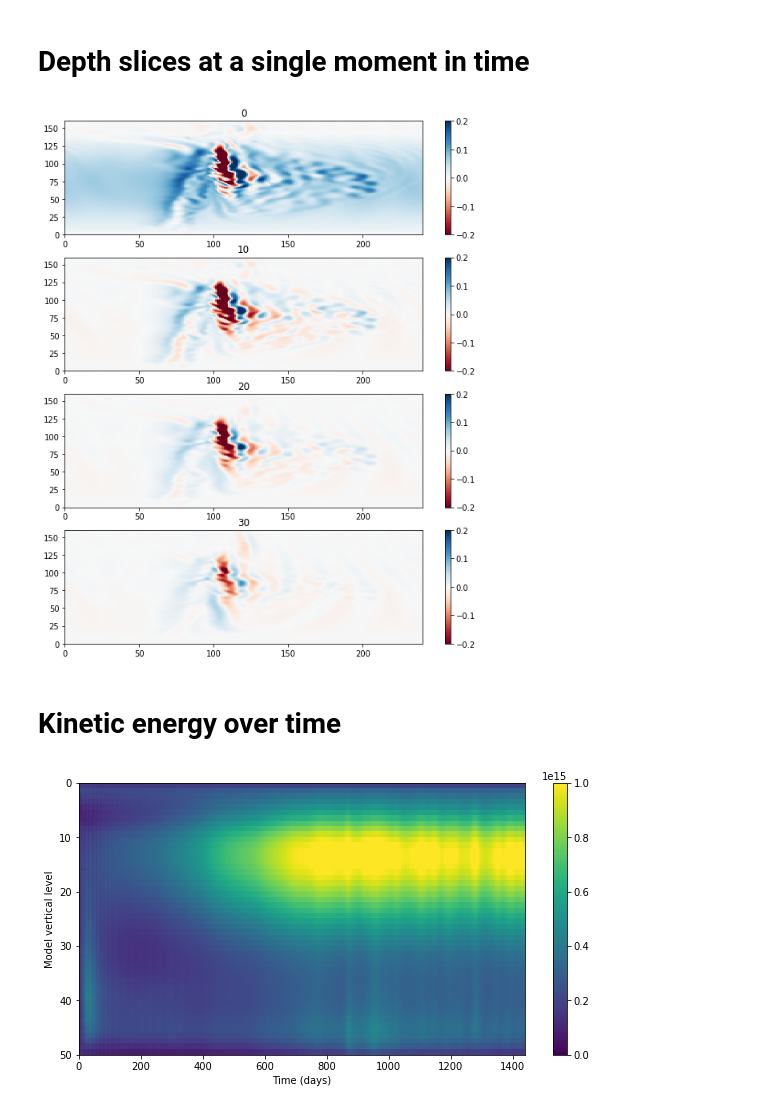
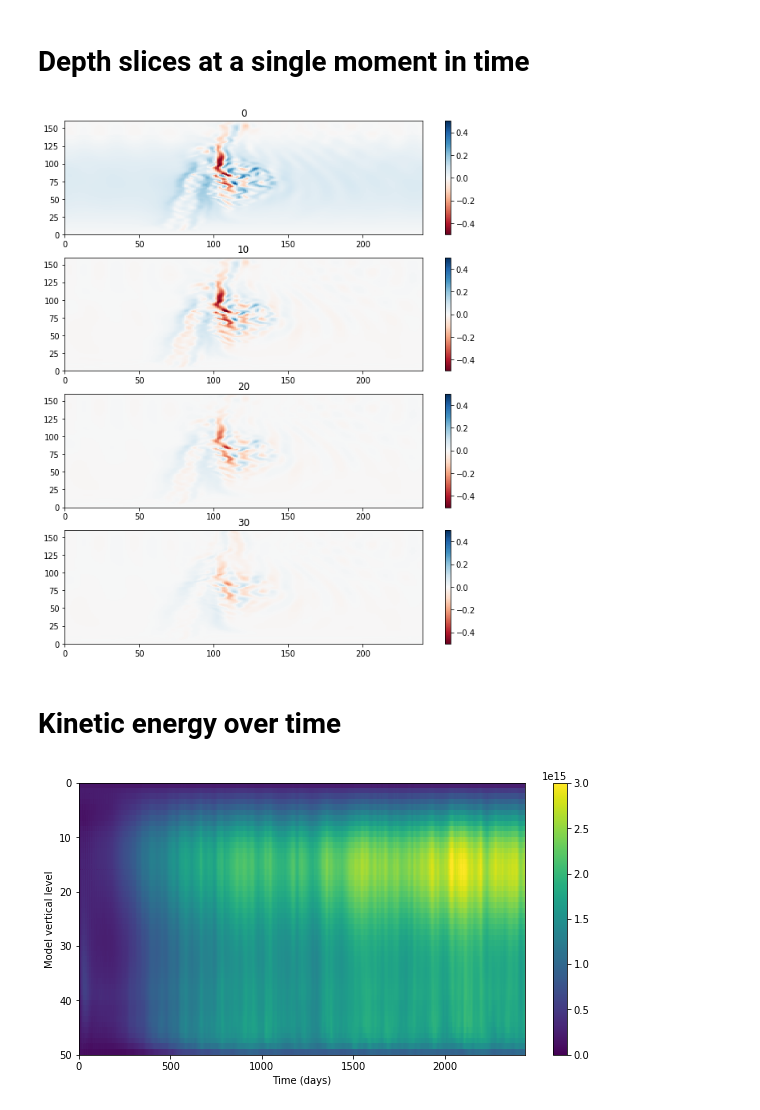
Before and after one commit to gmacgilchrist/MOM6_analysis, a Jupyter notebook: draw_mom6-out_prelim.ipynb, the cells around one changed output. Cells and saved outputs as stored; diff of their text form; code cells hidden in the pictures.

```diff
--- a/draw_mom6-out_prelim.ipynb
+++ b/draw_mom6-out_prelim.ipynb
@@ -8,8 +8,9 @@ import xarray as xr
 import cftime
 # %%
 rootdir = '/archive/gam/MOM6/'
-config = 'channel/4th-deg'
+config = 'channel/8th-deg'
 filename_prog = 'prog.nc'
+filename_prog_2d = 'prog_2d.nc'
 filename_vgrid = 'Vertical_coordinate.nc'
 filename_hgrid = 'ocean_geometry.nc'
 filename_stats = 'ocean.stats.nc'
@@ -108,18 +141,18 @@ def draw_var_depths(var,clim,depths):
         cbar = plt.colorbar(im,ax=ax[d])
         ax[d].set_title(depths[d])
 # %%
-draw_var_depths(var=prog.v.isel(Time=200),clim=[-0.2,0.2],depths=[0, 10, 20, 30])
+draw_var_depths(var=prog.v.isel(Time=50),clim=[-0.5,0.5],depths=[0, 10, 20, 30])
 # %% [output]
-[figure, old version]
+[figure, new version]
 # %% [markdown]
 # Kinetic energy over time
 # %%
 fig,ax = plt.subplots(figsize=(10,5),nrows=1)
 im = ax.pcolormesh(stats.KE.transpose())
 ax.invert_yaxis()
 ax.set_xlabel('Time (days)')
 ax.set_ylabel('Model vertical level')
-im.set_clim([0,10E14])
+im.set_clim([0,3e15])
 cbar = plt.colorbar(im,ax=ax)
 # %% [output]
-[figure, old version]
+[figure, new version]
```
Also changed, not shown: parts of 22 cells of this notebook.
